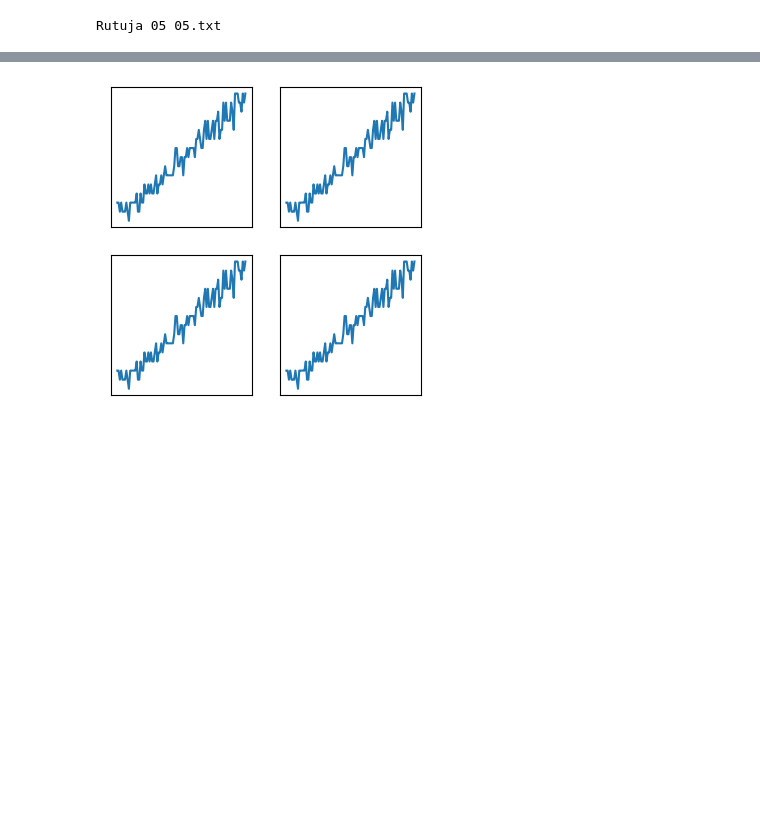
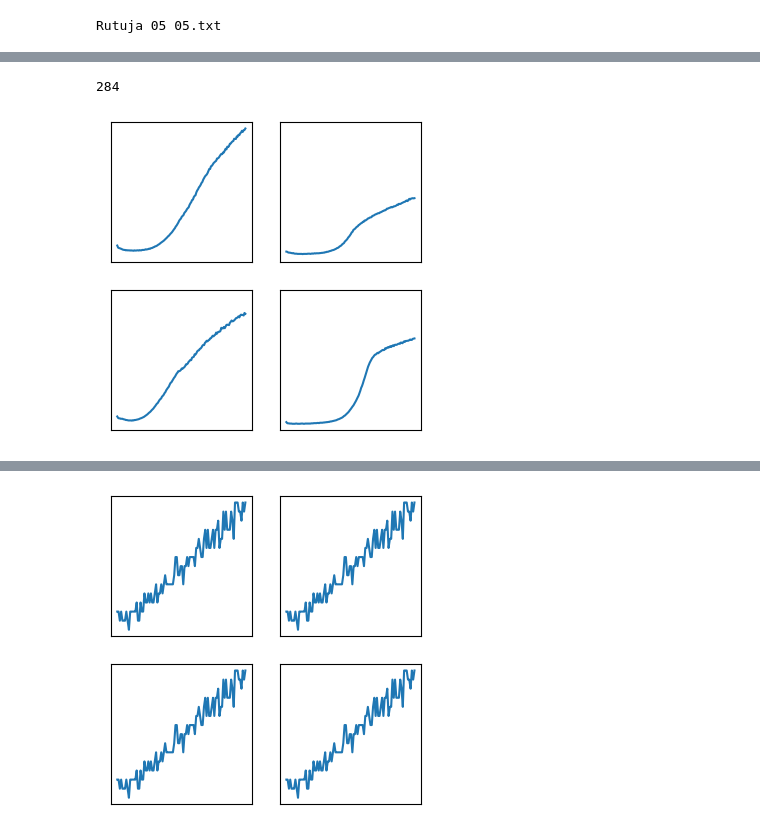
Before and after one commit to rutuja-gupte/sharp-pombe-fitness, a Jupyter notebook: Plotting Plates.ipynb, the cells around one changed output, grey strips where cells are left out. Cells and saved outputs as stored; diff of their text form; code cells hidden in the pictures; blank space fills up the shorter version.

```diff
--- a/Plotting Plates.ipynb
+++ b/Plotting Plates.ipynb
@@ -108,0 +146,8 @@ Rutuja 05 05.txt
+# %%
+len(l)
+# %% [output]
+284
+# %%
+inspect_well(df1, 'C17', 'D17', 'E17', 'F17')
+# %% [output]
+[figure, added]
```
Also changed, not shown: parts of 15 cells of this notebook, 1 other file.
